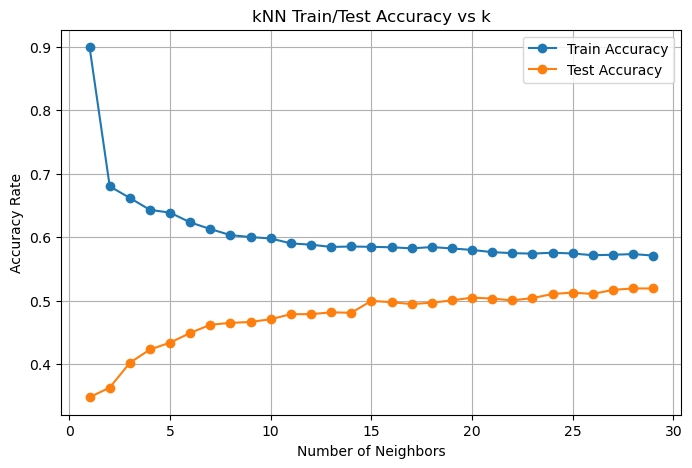
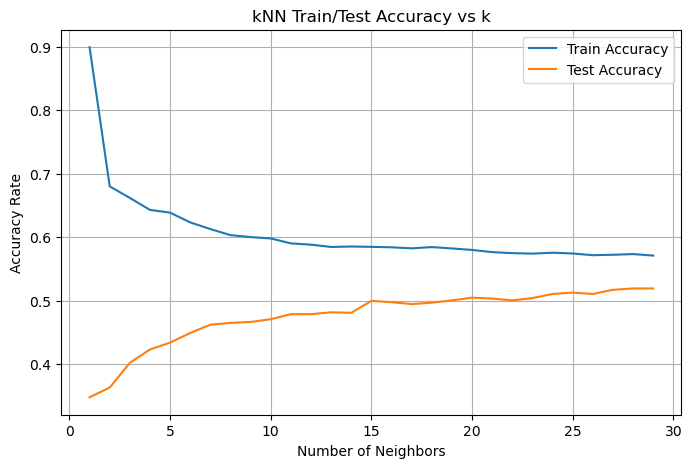
Unified diff of the notebook cell whose output changed from the first chart to the second:
--- before
+++ after
@@ -21,6 +21,6 @@
 
 plt.figure(figsize=(8, 5))
-plt.plot(k_values, train_accs, marker='o', label='Train Accuracy')
-plt.plot(k_values, test_accs, marker='o', label='Test Accuracy')
+plt.plot(k_values, train_accs, label='Train Accuracy')
+plt.plot(k_values, test_accs, label='Test Accuracy')
 
 plt.title("kNN Train/Test Accuracy vs k")

Commit: Making graphs more aligned